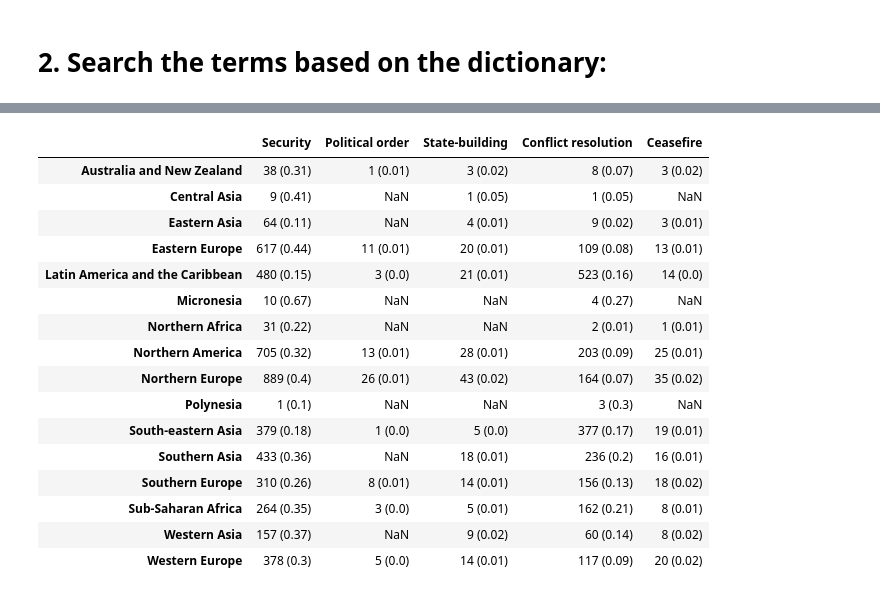
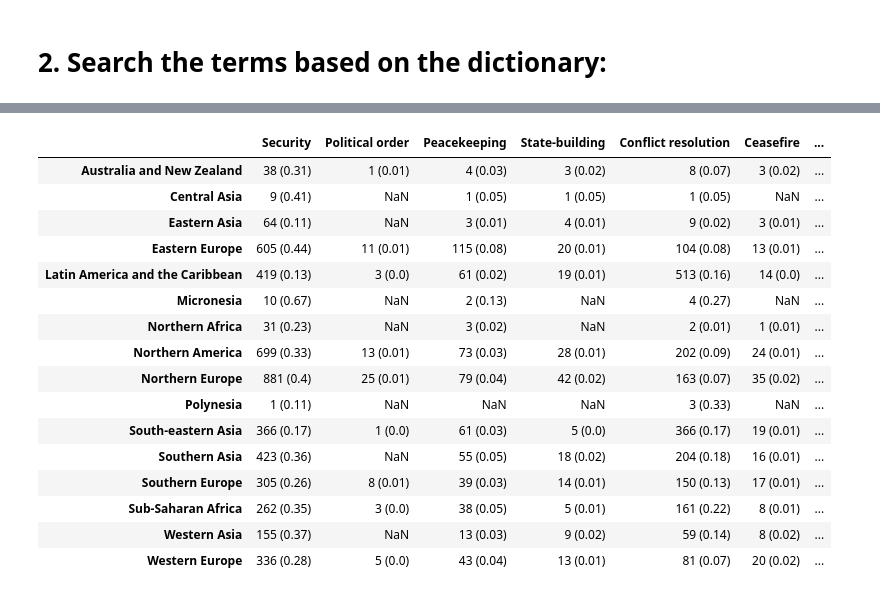
Before and after one commit to anajaramillo37/When_some_peace_never_becomes_ack-knowledged, a Jupyter notebook: Multilingual text analyses.ipynb, the cells around one changed output, grey strips where cells are left out. Drawn from its saved outputs; the diff is of its cells as text; code cells hidden in the pictures.

```diff
--- a/Multilingual text analyses.ipynb
+++ b/Multilingual text analyses.ipynb
@@ -331,0 +287,3 @@ Concepts_search_and_generate_DF_with_regions(Concepts_alternative_peace, Filtere
+# %%
+Dictionary_of_terms = pd.read_table('Dict_of_terms/Dictionary_of_terms_liberal_dominant_paradigms.csv',delimiter=';',header=0)
+Filtered_Data = Semantic_search(Filtered_DataFrame_out_filt.loc[:10], Dictionary_of_terms)
@@ -332,8 +304,6 @@ Concepts_search_and_generate_DF_with_regions(Concepts_alternative_peace, Filtere
 # %% [markdown]
 # 2. Search the terms based on the dictionary:
 # %%
-Dictionary_of_terms = pd.read_table('Dictionary_of_terms_dominant_paradigms.csv',delimiter=';',header=0)
-
 from sentence_transformers import SentenceTransformer
 
 # Loading the model
@@ -341,7 +311,6 @@ model = SentenceTransformer('all-MiniLM-L6-v2')
 
 def Compare_Text_with_terms(text_1, Dictionary_of_terms):
 
-    Probability_string_term = {Term.upper():[] for Term in Dictionary_of_terms.Term}
     Probability_term = {Term.upper():[] for Term in Dictionary_of_terms.Term}
     Appearance_term = {Term.upper():[] for Term in Dictionary_of_terms.Term}
 
@@ -353,6 +322,7 @@ def Compare_Text_with_terms(text_1, Dictionary_of_terms):
 
     for index in Dictionary_of_terms.index:
         term,user_query = Dictionary_of_terms['Term'][index].upper(),Dictionary_of_terms['Definition'][index].upper()
+        user_query = split_into_sentences(user_query)
         query_embedding = model.encode([pre_process_text(user_query)])[0]
         List_similarities = []
         for sentence in embeddings:
@@ -367,18 +337,12 @@ def Compare_Text_with_terms(text_1, Dictionary_of_terms):
 
         Probability_term[term] = List_similarities
 
-        if 0.5 in [0.5 for i in List_similarities if i >0.5]:
-            Probability_string_term[term] = '>0.5'
-
-        elif 0.4 in [0.4 for i in List_similarities if i <=0.5 and i >0.4]:
-            Probability_string_term[term] = '>0.4'
-        else:
-            Probability_string_term[term] = '<=0.4'
-
         if ' ' in term:
             list_concepts = term.split(' ')
         elif '-' in term:
             list_concepts = term.split('-')
+        else:
+            list_concepts = [term]
 
         if len(list_concepts) == 1:
             if term.upper() in text.upper():
@@ -406,4 +370,4 @@ def Compare_Text_with_terms(text_1, Dictionary_of_terms):
                 else:
                     Appearance_term[term] = 'No'
 
-    return Probability_term, Probability_string_term, Appearance_term
+    return Probability_term, Appearance_term
@@ -539,7 +472,8 @@ def make_table_based_on_semantic_similarity(Filtered_DataFrame_out_filt, Diction
         # else:
         #     Journals_papers_concept = list(Filtered_DataFrame_out_filt[Filtered_DataFrame_out_filt['Appearance_term_'+concept]=='Yes']['primary_location.source.id'])
 
-        Journals_papers_concept = list(Filtered_DataFrame_out_filt[(Filtered_DataFrame_out_filt['Probability_term_'+concept].apply(lambda x: x[0]>=prob_passing)) | (Filtered_DataFrame_out_filt['Appearance_term_'+concept]=='Yes')]['primary_location.source.id'])
+        Journals_papers_concept = Filtered_DataFrame_out_filt[(Filtered_DataFrame_out_filt['Probability_term_'+concept].apply(lambda x: max(x)>=prob_passing)) | (Filtered_DataFrame_out_filt['Appearance_term_'+concept]=='Yes')]['primary_location.source.id']
+        # Journals_papers_concept = list(Filtered_DataFrame_out_filt[(Filtered_DataFrame_out_filt['Probability_term_'+concept].apply(lambda x: max(x)>=prob_passing))]['primary_location.source.id'])
 
         Dict_concept_region_papers[concept] = {}
         for journal in Journals_papers_concept:
@@ -558,7 +492,10 @@ def make_table_based_on_semantic_similarity(Filtered_DataFrame_out_filt, Diction
         Dict_concept_region_number_of_papers[k] = {}
         for v in Dict_concept_region_papers[k].keys():
             n_papers_c_r = len(Dict_concept_region_papers[k][v])
-            p_papers_r =  Dict_number_papers_per_region[v+' (UN M49)']
+            p_papers_r =  Dict_number_papers_per_region[v]
             Dict_concept_region_number_of_papers[k][v] = str(n_papers_c_r)+ ' (' + str(np.round(n_papers_c_r/p_papers_r,2)) + ')'
 
     return pd.DataFrame(Dict_concept_region_number_of_papers).sort_index()
+# %%
+Filtered_DataFrame_out_filt = read_pickle('Filtered_DataFrame_out_filt.pkl')
+Filtered_DataFrame_out_filt = Filtered_DataFrame_out_filt.drop_duplicates('abstract')
@@ -565,6 +546,8 @@ def make_table_based_on_semantic_similarity(Filtered_DataFrame_out_filt, Diction
 # %%
 %%time
-file = 'Dictionary_of_terms_realist_dominant_paradigms.csv'
+file = 'Dict_of_terms/Dictionary_of_terms_Hegemonic_centric.csv'
 Dictionary_of_terms = pd.read_table(file,delimiter=';',header=0)
+# Filtered_DataFrame_out_filt = Semantic_search(Filtered_DataFrame_out_filt, Dictionary_of_terms)
 make_table_based_on_semantic_similarity(Filtered_DataFrame_out_filt, Dictionary_of_terms,prob_passing=0.65)
+#It normally takes: minutes.
 # %% [output]
@@ -573,17 +556,17 @@ Wall time: 2.54 s
-|  | Security | Political order | State-building | Conflict resolution | Ceasefire |
-| Australia and New Zealand | 38 (0.31) | 1 (0.01) | 3 (0.02) | 8 (0.07) | 3 (0.02) |
-| Central Asia | 9 (0.41) | NaN | 1 (0.05) | 1 (0.05) | NaN |
-| Eastern Asia | 64 (0.11) | NaN | 4 (0.01) | 9 (0.02) | 3 (0.01) |
-| Eastern Europe | 617 (0.44) | 11 (0.01) | 20 (0.01) | 109 (0.08) | 13 (0.01) |
-| Latin America and the Caribbean | 480 (0.15) | 3 (0.0) | 21 (0.01) | 523 (0.16) | 14 (0.0) |
-| Micronesia | 10 (0.67) | NaN | NaN | 4 (0.27) | NaN |
-| Northern Africa | 31 (0.22) | NaN | NaN | 2 (0.01) | 1 (0.01) |
-| Northern America | 705 (0.32) | 13 (0.01) | 28 (0.01) | 203 (0.09) | 25 (0.01) |
-| Northern Europe | 889 (0.4) | 26 (0.01) | 43 (0.02) | 164 (0.07) | 35 (0.02) |
-| Polynesia | 1 (0.1) | NaN | NaN | 3 (0.3) | NaN |
-| South-eastern Asia | 379 (0.18) | 1 (0.0) | 5 (0.0) | 377 (0.17) | 19 (0.01) |
-| Southern Asia | 433 (0.36) | NaN | 18 (0.01) | 236 (0.2) | 16 (0.01) |
-| Southern Europe | 310 (0.26) | 8 (0.01) | 14 (0.01) | 156 (0.13) | 18 (0.02) |
-| Sub-Saharan Africa | 264 (0.35) | 3 (0.0) | 5 (0.01) | 162 (0.21) | 8 (0.01) |
-| Western Asia | 157 (0.37) | NaN | 9 (0.02) | 60 (0.14) | 8 (0.02) |
-| Western Europe | 378 (0.3) | 5 (0.0) | 14 (0.01) | 117 (0.09) | 20 (0.02) |
+|  | Security | Political order | Peacekeeping | State-building | Conflict resolution | Ceasefire | ... |
+| Australia and New Zealand | 38 (0.31) | 1 (0.01) | 4 (0.03) | 3 (0.02) | 8 (0.07) | 3 (0.02) | ... |
+| Central Asia | 9 (0.41) | NaN | 1 (0.05) | 1 (0.05) | 1 (0.05) | NaN | ... |
+| Eastern Asia | 64 (0.11) | NaN | 3 (0.01) | 4 (0.01) | 9 (0.02) | 3 (0.01) | ... |
+| Eastern Europe | 605 (0.44) | 11 (0.01) | 115 (0.08) | 20 (0.01) | 104 (0.08) | 13 (0.01) | ... |
+| Latin America and the Caribbean | 419 (0.13) | 3 (0.0) | 61 (0.02) | 19 (0.01) | 513 (0.16) | 14 (0.0) | ... |
+| Micronesia | 10 (0.67) | NaN | 2 (0.13) | NaN | 4 (0.27) | NaN | ... |
+| Northern Africa | 31 (0.23) | NaN | 3 (0.02) | NaN | 2 (0.01) | 1 (0.01) | ... |
+| Northern America | 699 (0.33) | 13 (0.01) | 73 (0.03) | 28 (0.01) | 202 (0.09) | 24 (0.01) | ... |
+| Northern Europe | 881 (0.4) | 25 (0.01) | 79 (0.04) | 42 (0.02) | 163 (0.07) | 35 (0.02) | ... |
+| Polynesia | 1 (0.11) | NaN | NaN | NaN | 3 (0.33) | NaN | ... |
+| South-eastern Asia | 366 (0.17) | 1 (0.0) | 61 (0.03) | 5 (0.0) | 366 (0.17) | 19 (0.01) | ... |
+| Southern Asia | 423 (0.36) | NaN | 55 (0.05) | 18 (0.02) | 204 (0.18) | 16 (0.01) | ... |
+| Southern Europe | 305 (0.26) | 8 (0.01) | 39 (0.03) | 14 (0.01) | 150 (0.13) | 17 (0.01) | ... |
+| Sub-Saharan Africa | 262 (0.35) | 3 (0.0) | 38 (0.05) | 5 (0.01) | 161 (0.22) | 8 (0.01) | ... |
+| Western Asia | 155 (0.37) | NaN | 13 (0.03) | 9 (0.02) | 59 (0.14) | 8 (0.02) | ... |
+| Western Europe | 336 (0.28) | 5 (0.0) | 43 (0.04) | 13 (0.01) | 81 (0.07) | 20 (0.02) | ... |
```
Also changed, not shown: parts of 58 cells of this notebook, 1 other file.
